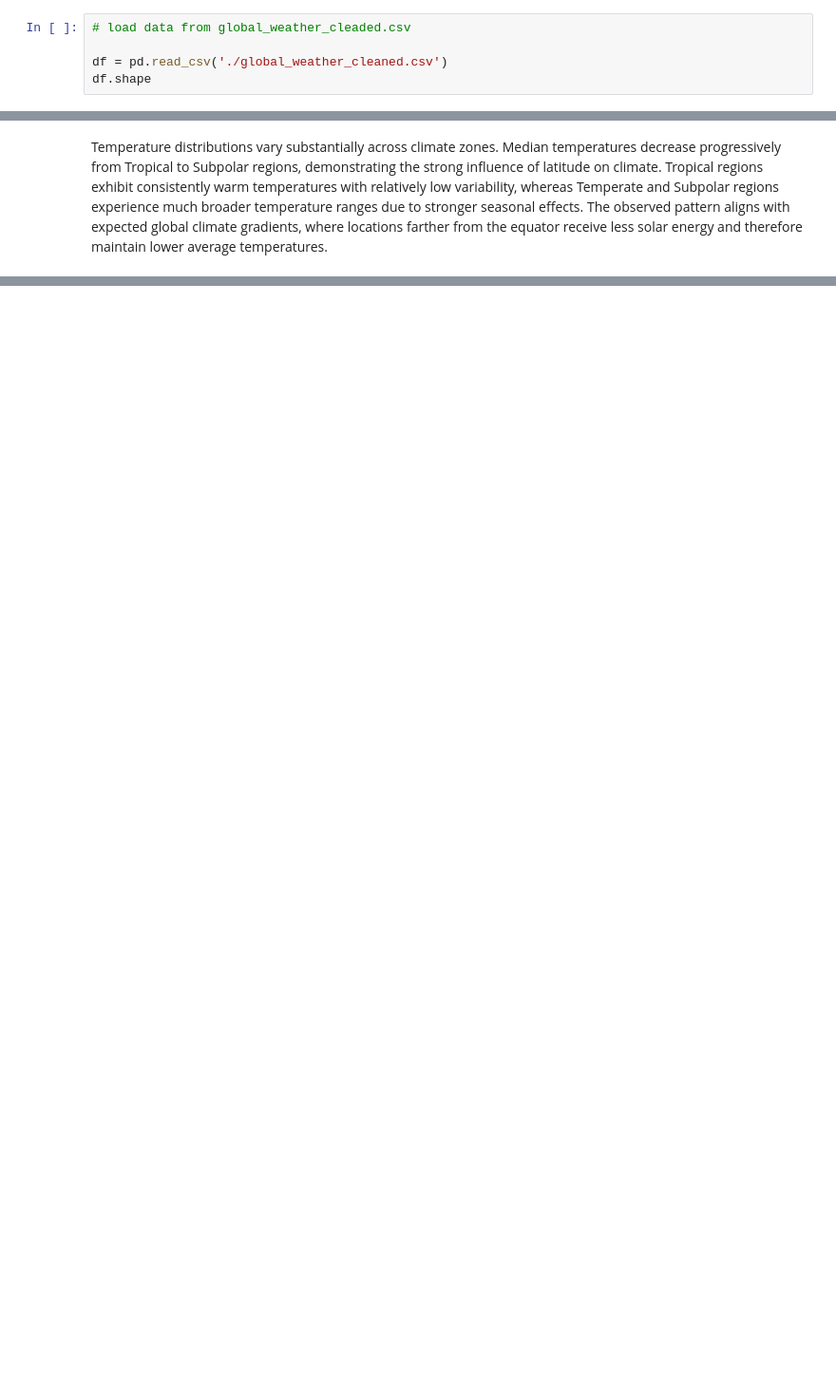
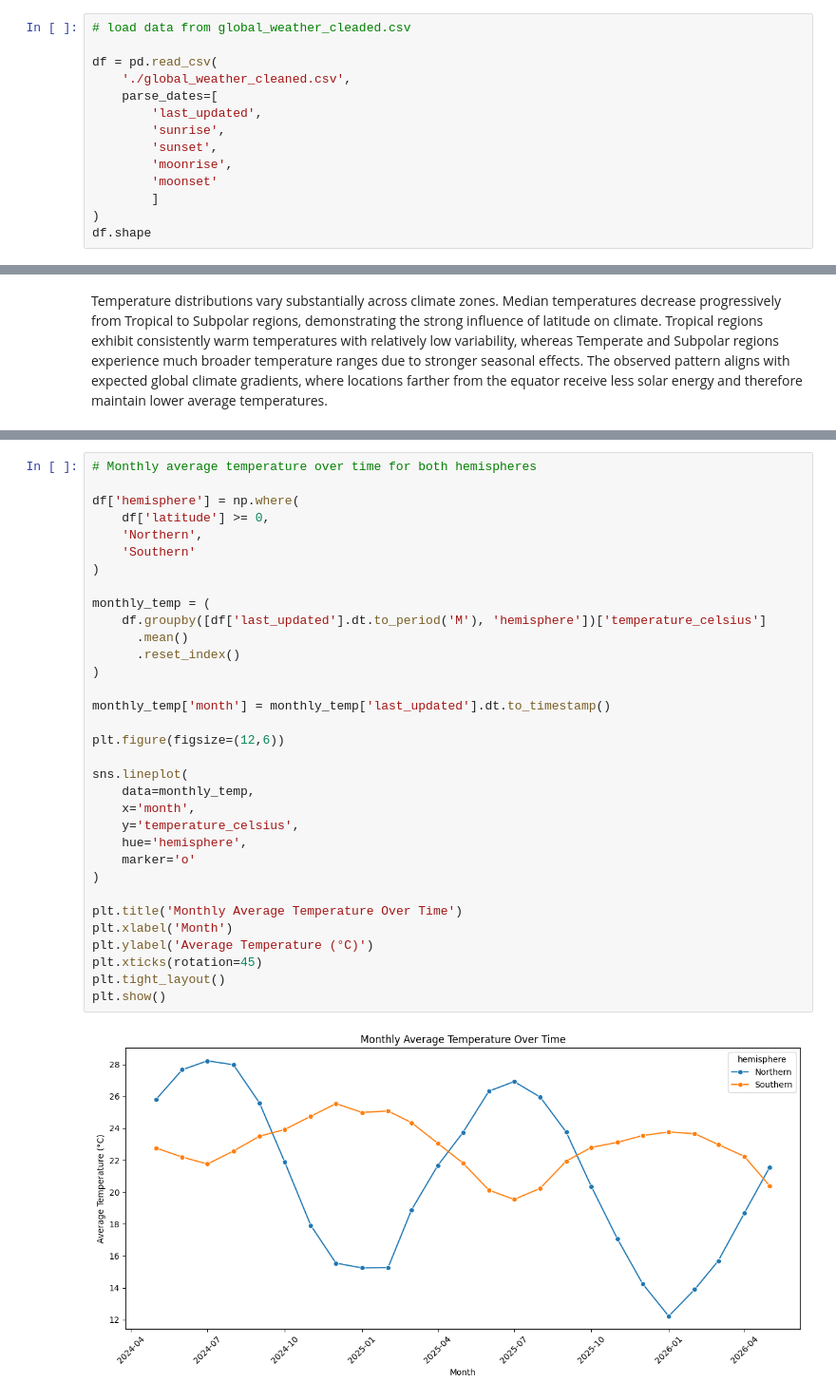
Before and after one commit to kgulbarg/Weather-Forecast-DS, a Jupyter notebook: global_weather_eda_domain_exploration.ipynb, the cells around one changed output, grey strips where cells are left out. Shown at 95% size. Cells and saved outputs as stored; diff of their text form; blank space fills up the shorter version.

```diff
--- a/global_weather_eda_domain_exploration.ipynb
+++ b/global_weather_eda_domain_exploration.ipynb
@@ -6,6 +6,15 @@ import matplotlib.pyplot as plt
 # %%
 # load data from global_weather_cleaded.csv
 
-df = pd.read_csv('./global_weather_cleaned.csv')
+df = pd.read_csv(
+    './global_weather_cleaned.csv',
+    parse_dates=[
+        'last_updated',
+        'sunrise',
+        'sunset',
+        'moonrise',
+        'moonset'
+        ]
+)
 df.shape
 # %% [output]
@@ -404,0 +348,35 @@ plt.show()
+# %%
+# Monthly average temperature over time for both hemispheres
+
+df['hemisphere'] = np.where(
+    df['latitude'] >= 0,
+    'Northern',
+    'Southern'
+)
+
+monthly_temp = (
+    df.groupby([df['last_updated'].dt.to_period('M'), 'hemisphere'])['temperature_celsius']
+      .mean()
+      .reset_index()
+)
+
+monthly_temp['month'] = monthly_temp['last_updated'].dt.to_timestamp()
+
+plt.figure(figsize=(12,6))
+
+sns.lineplot(
+    data=monthly_temp,
+    x='month',
+    y='temperature_celsius',
+    hue='hemisphere',
+    marker='o'
+)
+
+plt.title('Monthly Average Temperature Over Time')
+plt.xlabel('Month')
+plt.ylabel('Average Temperature (°C)')
+plt.xticks(rotation=45)
+plt.tight_layout()
+plt.show()
+# %% [output]
+[figure, added]
```
Also changed, not shown: parts of 25 cells of this notebook.
